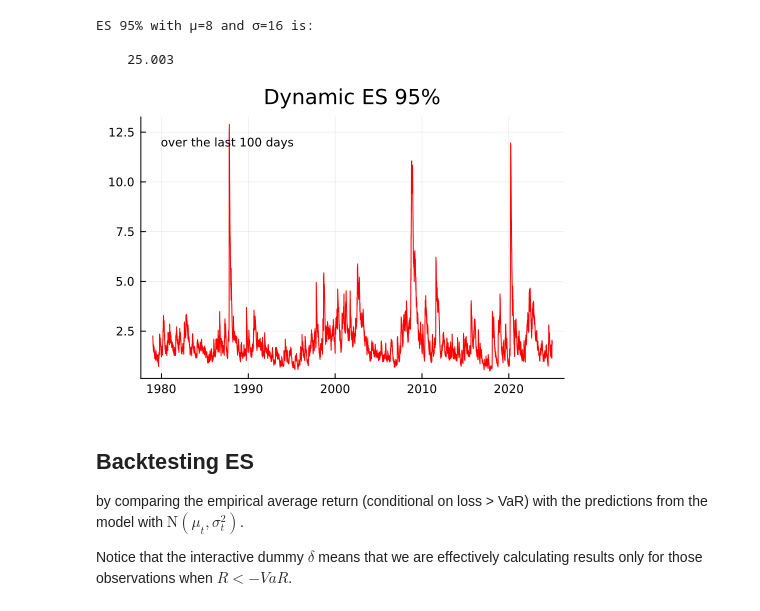
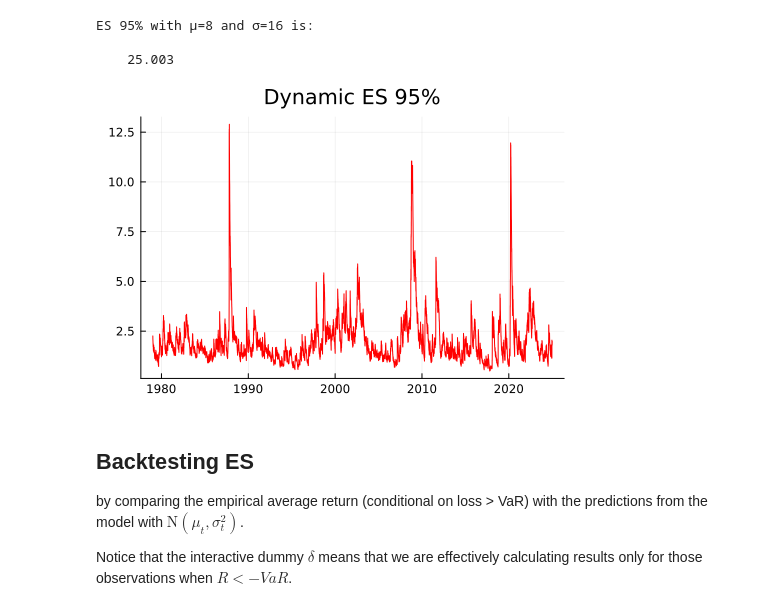
Before and after one commit to PaulSoderlind/ModernFinancialEconometrics, a Jupyter notebook: Ch21_RiskMeasures.ipynb, the cells around one changed output. Cells and saved outputs as stored; diff of their text form; code cells hidden in the pictures.

Commit message:
coordinate with text

```diff
--- a/Ch21_RiskMeasures.ipynb
+++ b/Ch21_RiskMeasures.ipynb
@@ -291,14 +292,13 @@ ES 95% with μ=8 and σ=16 is:
 # %%
 p1 = plot( dN,ESd,
            linecolor = :red,
            legend = false,
            xticks = (xTicksLoc,xTicksLab),
            title = "Dynamic ES 95%",
-           ylabel= "",
-           annotation = (Date(1980),12,text("over the last 100 days",8,:left)) )
+           ylabel= "" )
 display(p1)
 # %% [output]
-[figure, old version]
+[figure, new version]
 # %% [markdown]
 ## Backtesting ES
 
```
Also changed, not shown: parts of 4 cells of this notebook, 3 other files.
